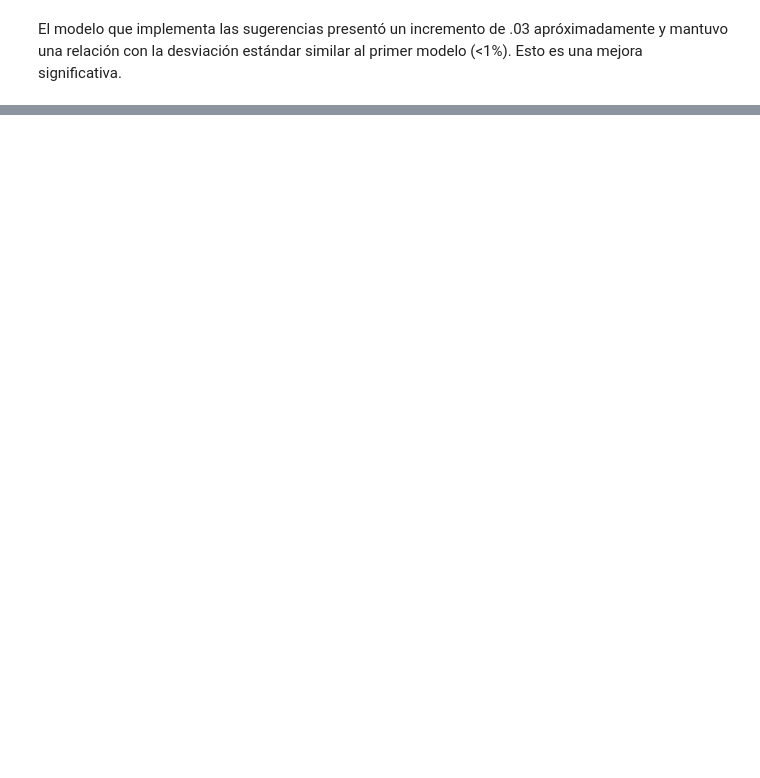
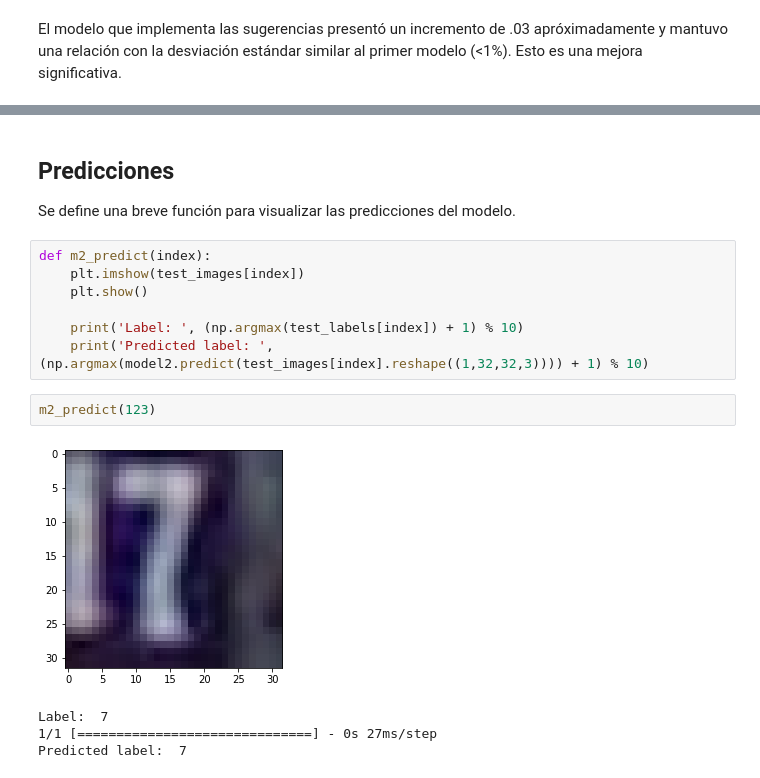
Before and after one commit to A01378649/CNN_Implementation, a Jupyter notebook: Implementación_de_un_modelo_de_Deep_Learning.ipynb, the cells around one changed output, grey strips where cells are left out. Cells and saved outputs as stored; diff of their text form; blank space fills up the shorter version.

Commit message:
Added predict function

```diff
--- a/Implementación_de_un_modelo_de_Deep_Learning.ipynb
+++ b/Implementación_de_un_modelo_de_Deep_Learning.ipynb
@@ -462,0 +499,18 @@ Test loss is: 0.1997
+# %% [markdown]
+## Predicciones
+
+Se define una breve función para visualizar las predicciones del modelo.
+# %%
+def m2_predict(index):
+    plt.imshow(test_images[index])
+    plt.show()
+
+    print('Label: ', (np.argmax(test_labels[index]) + 1) % 10)
+    print('Predicted label: ', (np.argmax(model2.predict(test_images[index].reshape((1,32,32,3)))) + 1) % 10)
+# %%
+m2_predict(123)
+# %% [output]
+[figure, added]
+Label:  7
+1/1 [==============================] - 0s 27ms/step
+Predicted label:  7
```
Also changed, not shown: parts of 17 cells of this notebook.
